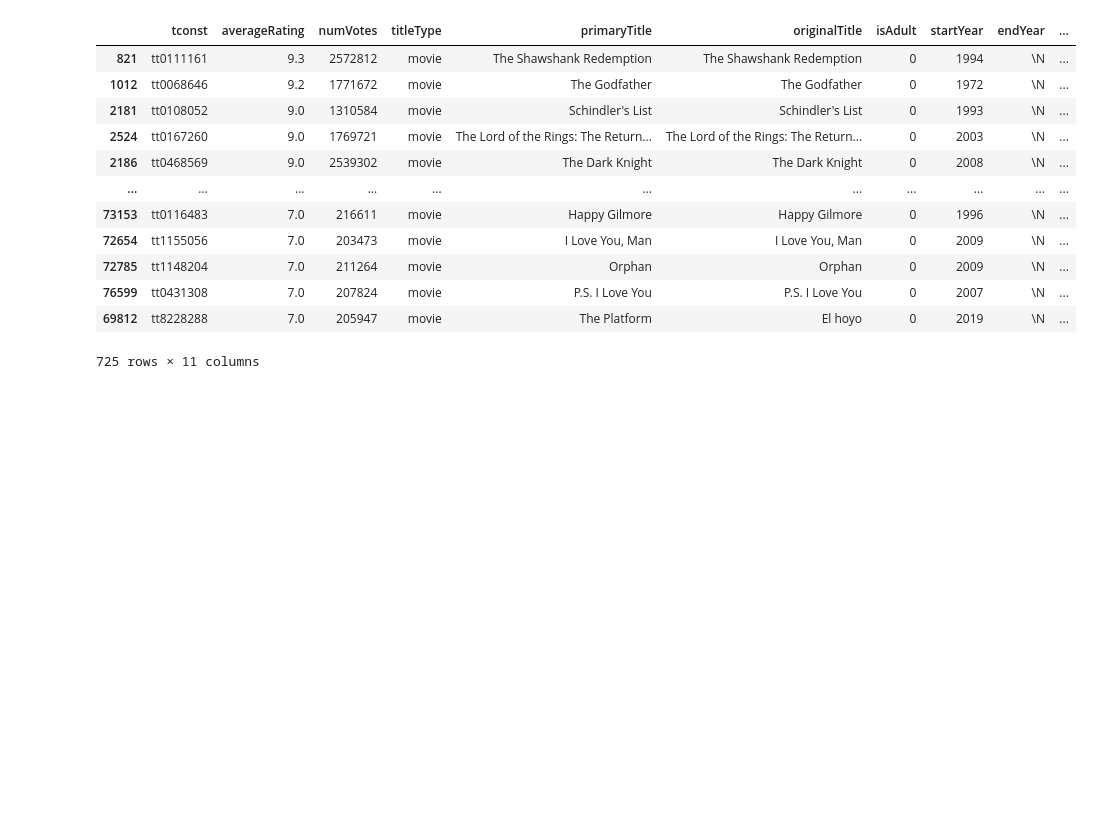
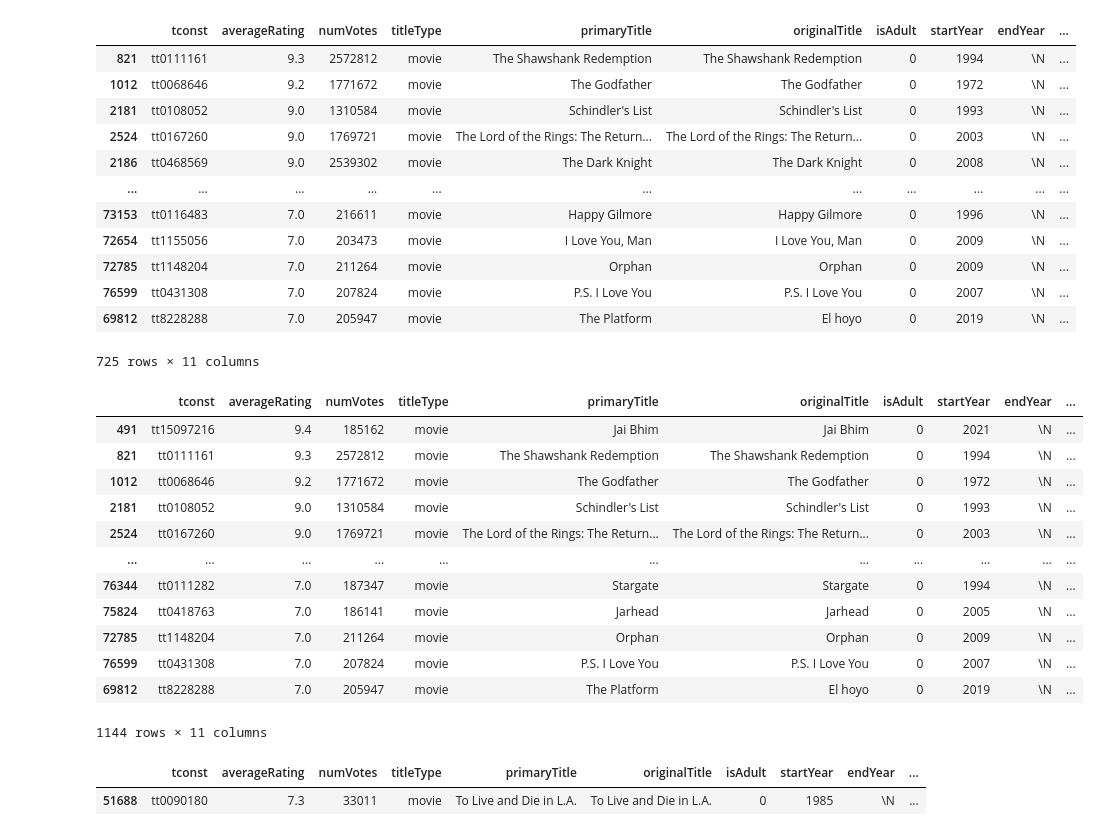
Before and after one commit to DarioDPR/ih_datamadpt1121_final_project, a Jupyter notebook: Notebooks/Final_Project_Movies_Dataset.ipynb, the cells around one changed output. Saved outputs shown, nothing was run; the diff lists cells and outputs as text; code cells hidden in the pictures; blank space fills up the shorter version.

```diff
--- a/Notebooks/Final_Project_Movies_Dataset.ipynb
+++ b/Notebooks/Final_Project_Movies_Dataset.ipynb
@@ -235,3 +235,25 @@ imdbtop3
 | 76599 | tt0431308 | 7.0 | 207824 | movie | P.S. I Love You | P.S. I Love You | 0 | 2007 | \N | ... |
 | 69812 | tt8228288 | 7.0 | 205947 | movie | The Platform | El hoyo | 0 | 2019 | \N | ... |
 725 rows × 11 columns
+# %%
+imdbtop4 = imdbtop.drop(imdbtop.index[imdbtop['numVotes'] < 110000])
+imdbtop4
+# %% [output]
+|  | tconst | averageRating | numVotes | titleType | primaryTitle | originalTitle | isAdult | startYear | endYear | ... |
+| 491 | tt15097216 | 9.4 | 185162 | movie | Jai Bhim | Jai Bhim | 0 | 2021 | \N | ... |
+| 821 | tt0111161 | 9.3 | 2572812 | movie | The Shawshank Redemption | The Shawshank Redemption | 0 | 1994 | \N | ... |
+| 1012 | tt0068646 | 9.2 | 1771672 | movie | The Godfather | The Godfather | 0 | 1972 | \N | ... |
+| 2181 | tt0108052 | 9.0 | 1310584 | movie | Schindler's List | Schindler's List | 0 | 1993 | \N | ... |
+| 2524 | tt0167260 | 9.0 | 1769721 | movie | The Lord of the Rings: The Return... | The Lord of the Rings: The Return... | 0 | 2003 | \N | ... |
+| ... | ... | ... | ... | ... | ... | ... | ... | ... | ... | ... |
+| 76344 | tt0111282 | 7.0 | 187347 | movie | Stargate | Stargate | 0 | 1994 | \N | ... |
+| 75824 | tt0418763 | 7.0 | 186141 | movie | Jarhead | Jarhead | 0 | 2005 | \N | ... |
+| 72785 | tt1148204 | 7.0 | 211264 | movie | Orphan | Orphan | 0 | 2009 | \N | ... |
+| 76599 | tt0431308 | 7.0 | 207824 | movie | P.S. I Love You | P.S. I Love You | 0 | 2007 | \N | ... |
+| 69812 | tt8228288 | 7.0 | 205947 | movie | The Platform | El hoyo | 0 | 2019 | \N | ... |
+1144 rows × 11 columns
+# %%
+imdbtop2.loc[imdbtop2['tconst'] == 'tt0090180']
+# %% [output]
+|  | tconst | averageRating | numVotes | titleType | primaryTitle | originalTitle | isAdult | startYear | endYear | ... |
+| 51688 | tt0090180 | 7.3 | 33011 | movie | To Live and Die in L.A. | To Live and Die in L.A. | 0 | 1985 | \N | ... |
```
Also changed, not shown: parts of 2 cells of this notebook.
